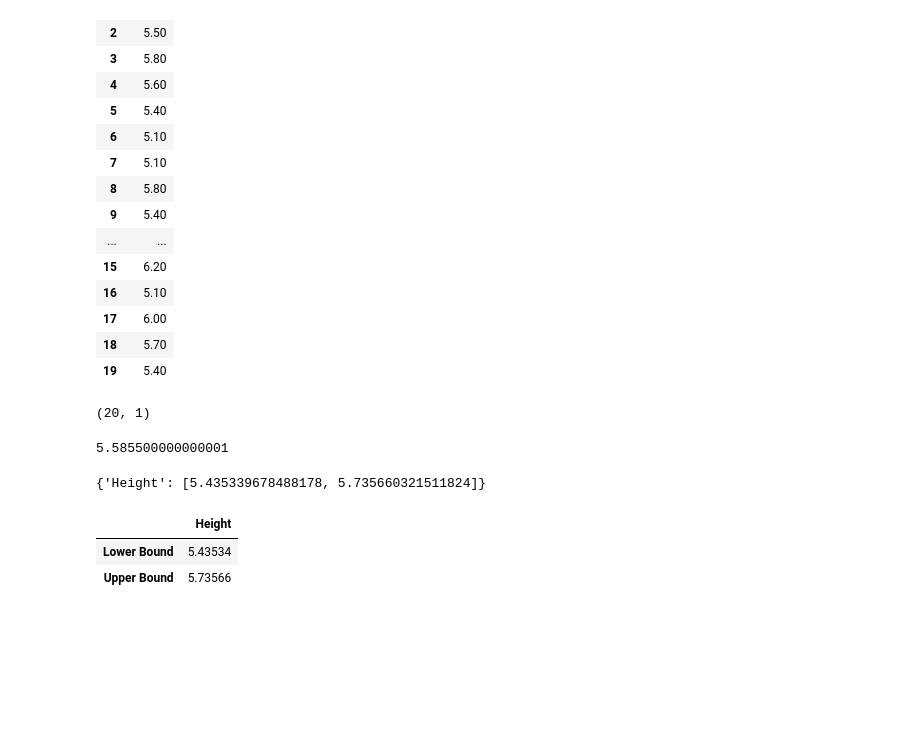
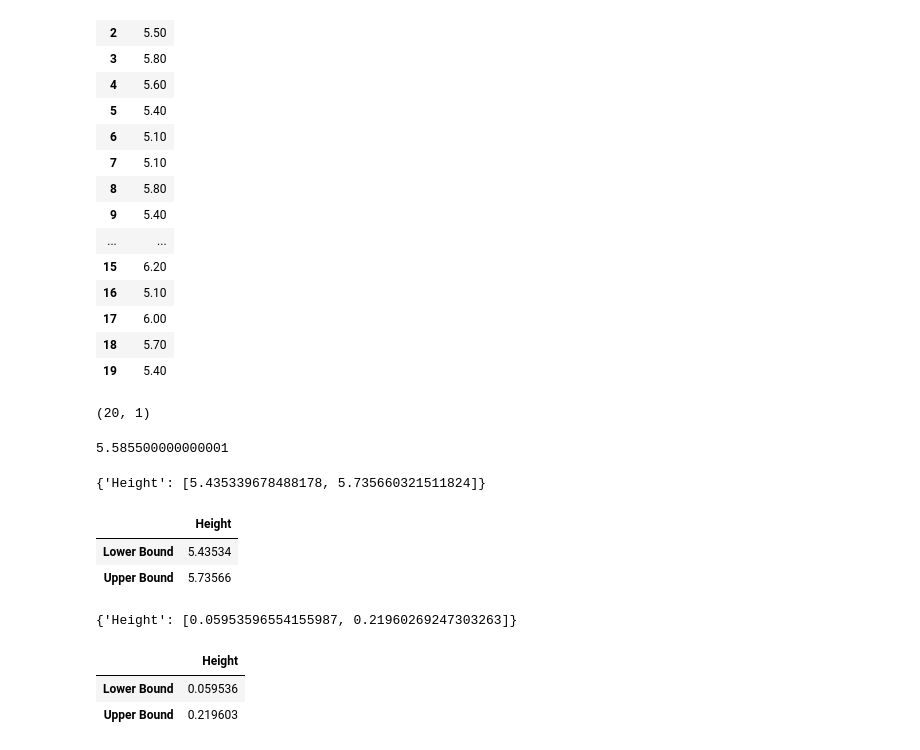
Before and after one commit to vidyasager162/MDSC-102, a Jupyter notebook: ConfidenceInterval.ipynb, the cells around one changed output. Drawn from its saved outputs; the diff is of its cells as text; code cells hidden in the pictures; blank space fills up the shorter version.

```diff
--- a/ConfidenceInterval.ipynb
+++ b/ConfidenceInterval.ipynb
@@ -46,8 +46,8 @@ def ConfidenceIntervals(df, alpha):
         bounds[col] = row
     return bounds
 # %%
-bounds = ConfidenceIntervals(df, 0.05)
-bounds
+bounds_mu = ConfidenceIntervals_mu(df, 0.05)
+bounds_mu
 # %% [output]
 {'Height': [5.435339678488178, 5.735660321511824]}
 # %%
@@ -57,3 +57,28 @@ bounds_df
 |  | Height |
 | Lower Bound | 5.43534 |
 | Upper Bound | 5.73566 |
+# %%
+s2 = df['Height'].var()
+# %%
+def ConfidenceIntervals_sigma(df, alpha):
+    bounds = {}
+    for col in df:
+        row = []
+        lb = ((df.shape[0]-1)*s2)/sp.stats.chi2.ppf(1 - alpha/2, df.shape[0]-1)
+        ub = ((df.shape[0]-1)*s2)/sp.stats.chi2.ppf(alpha/2, df.shape[0]-1)
+        row.append(lb)
+        row.append(ub)
+        bounds[col] = row
+    return bounds
+# %%
+bounds_sigma = ConfidenceIntervals_sigma(df, 0.05)
+bounds_sigma
+# %% [output]
+{'Height': [0.05953596554155987, 0.21960269247303263]}
+# %%
+bounds_sigma_df = pd.DataFrame(bounds_sigma, index=['Lower Bound', 'Upper Bound'])
+bounds_sigma_df
+# %% [output]
+|  | Height |
+| Lower Bound | 0.059536 |
+| Upper Bound | 0.219603 |
```
Also changed, not shown: parts of 2 cells of this notebook, 1 other file.
